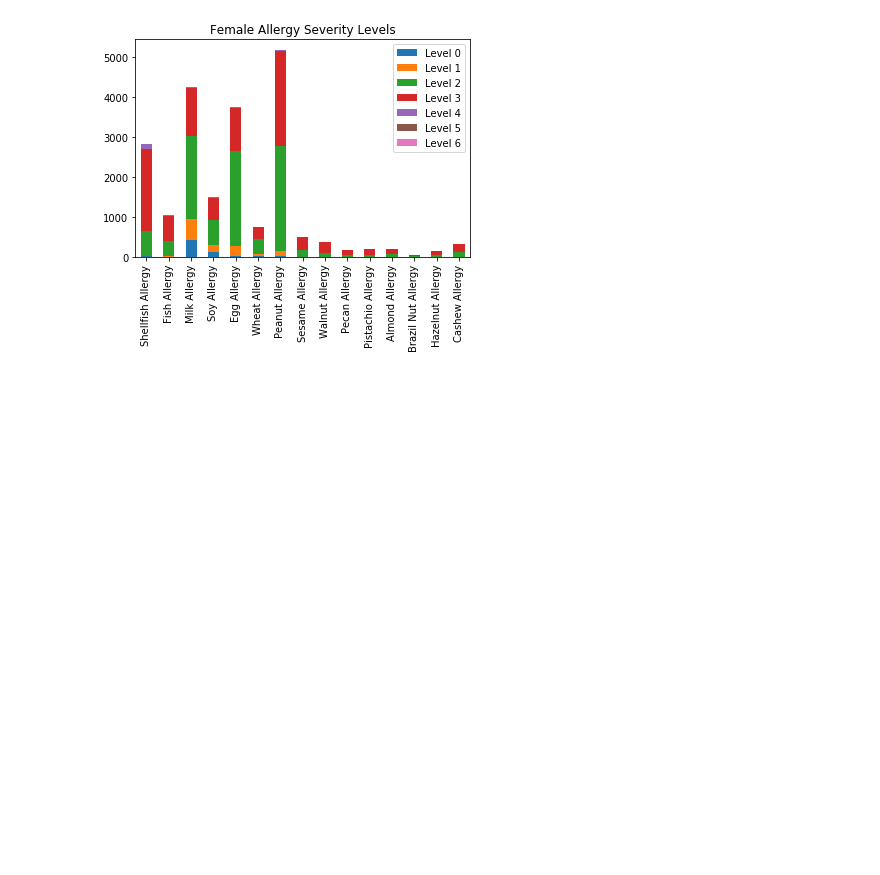
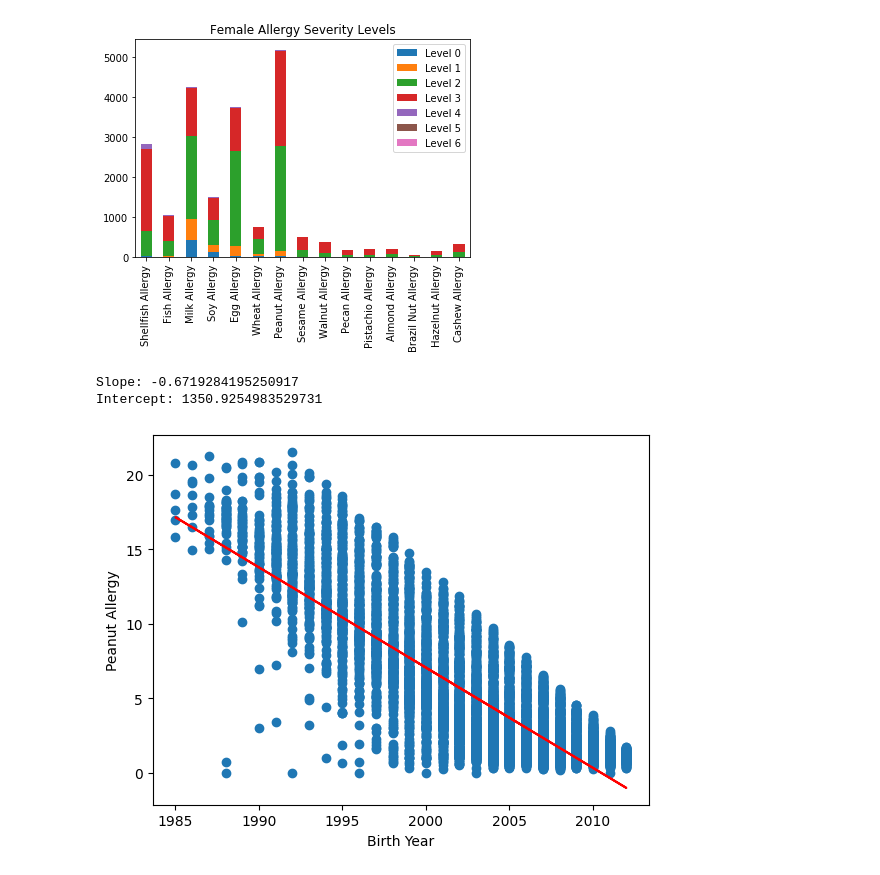
Before and after one commit to rbeebe1/project_01_group_01, a Jupyter notebook: Allergen Analysis.ipynb, the cells around one changed output. Drawn from its saved outputs; the diff is of its cells as text; code cells hidden in the pictures; blank space fills up the shorter version.

```diff
--- a/Allergen Analysis.ipynb
+++ b/Allergen Analysis.ipynb
@@ -246,3 +246,23 @@ plt.legend(labels = labels)
 # %% [output]
 <matplotlib.legend.Legend at 0x...>
 [figure]
+# %%
+df = pd.read_csv("data/food-allergy-analysis-Zenodo.csv")
+
+x = df['BIRTH_YEAR']
+y = df['PEANUT_ALG_START']
+
+df_clean = df.dropna(subset=['BIRTH_YEAR', 'PEANUT_ALG_START'])
+
+slope, intercept, r_value, p_value, std_err = linregress(df_clean['BIRTH_YEAR'], df_clean['PEANUT_ALG_START'])
+print("Slope:", slope)
+print("Intercept:", intercept)
+plt.scatter(df_clean['BIRTH_YEAR'], df_clean['PEANUT_ALG_START'])
+plt.plot(df_clean['BIRTH_YEAR'], intercept + slope * df_clean['BIRTH_YEAR'], 'r')
+plt.xlabel('Birth Year')
+plt.ylabel('Peanut Allergy')
+plt.show()
+# %% [output]
+Slope: -0.6719284195250917
+Intercept: 1350.9254983529731
+[figure, added]
```
Also changed, not shown: parts of 2 cells of this notebook.
